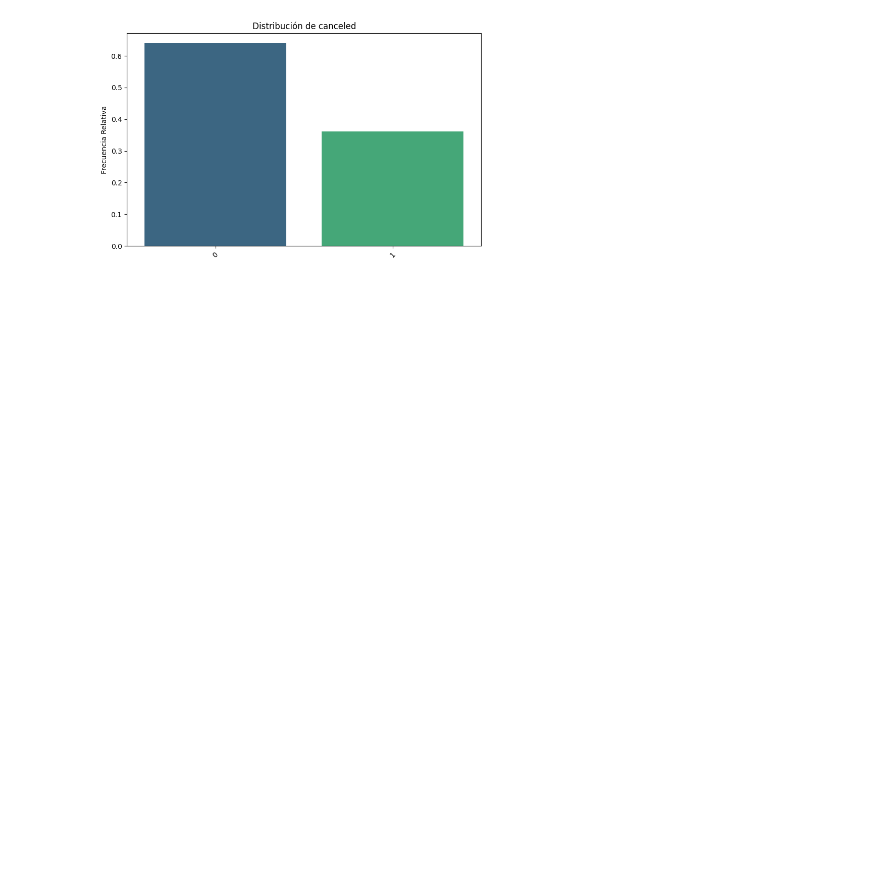
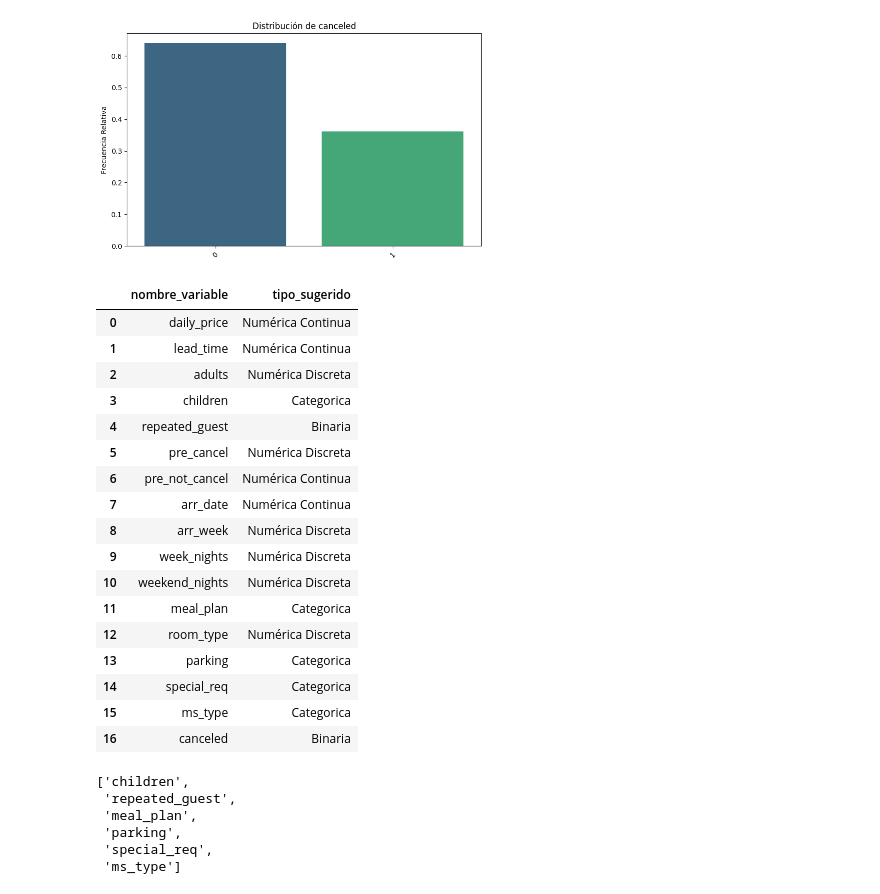
Before and after one commit to AntGV/ML_cancelacion_hotelera, a Jupyter notebook: src/notebooks/notebook_test.ipynb, the cells around one changed output. Saved outputs shown, nothing was run; the diff lists cells and outputs as text; code cells hidden in the pictures; blank space fills up the shorter version.

```diff
--- a/src/notebooks/notebook_test.ipynb
+++ b/src/notebooks/notebook_test.ipynb
@@ -326,3 +345,5 @@ memory usage: 22.6+ MB
 # %%
 df.canceled = df.canceled.replace({"Not_Canceled":0,"Canceled":1})
-df.canceled.value_counts()
+df.children = df.children.astype(int)
+df.meal_plan = df.meal_plan.replace({"Not Selected":"RO","Meal Plan 1":"BB","Meal Plan 2":"HB","Meal Plan 3":"FB","Undefined":"NA"})
+df.arrival_month = df.arrival_month.replace({"January":1,"February":2,"March":3,"April":4,"May":5,"June":6,"July":7,"August":8,"September":9,"October":10,"November":11,"December":12})
@@ -453,4 +409,0 @@ Name: count, dtype: int64
-# %%
-df.arrival_month = df.arrival_month.replace({"January":1,"February":2,"March":3,"April":4,"May":5,"June":6,"July":7,
-                                             "August":8,"September":9,"October":10,"November":11,"December":12})
-df.arrival_month.value_counts()
@@ -607,3 +540,36 @@ train_set[target].value_counts()
 pinta_distribucion_categoricas(train_set, [target], relativa = True)
 # %% [output]
 [figure]
+# %%
+df_tip = tipifica_variables(train_set, 11, 0.05)
+df_tip
+# %% [output]
+|  | nombre_variable | tipo_sugerido |
+| 0 | daily_price | Numérica Continua |
+| 1 | lead_time | Numérica Continua |
+| 2 | adults | Numérica Discreta |
+| 3 | children | Categorica |
+| 4 | repeated_guest | Binaria |
+| 5 | pre_cancel | Numérica Discreta |
+| 6 | pre_not_cancel | Numérica Continua |
+| 7 | arr_date | Numérica Continua |
+| 8 | arr_week | Numérica Discreta |
+| 9 | week_nights | Numérica Discreta |
+| 10 | weekend_nights | Numérica Discreta |
+| 11 | meal_plan | Categorica |
+| 12 | room_type | Numérica Discreta |
+| 13 | parking | Categorica |
+| 14 | special_req | Categorica |
+| 15 | ms_type | Categorica |
+| 16 | canceled | Binaria |
+# %%
+lista_cat = df_tip.loc[(df_tip.tipo_sugerido == "Categorica")|(df_tip.tipo_sugerido == "Binaria")]["nombre_variable"].tolist()
+lista_cat.remove(target)
+lista_cat
+# %% [output]
+['children',
+ 'repeated_guest',
+ 'meal_plan',
+ 'parking',
+ 'special_req',
+ 'ms_type']
```
Also changed, not shown: parts of 36 cells of this notebook, 4 other files.
